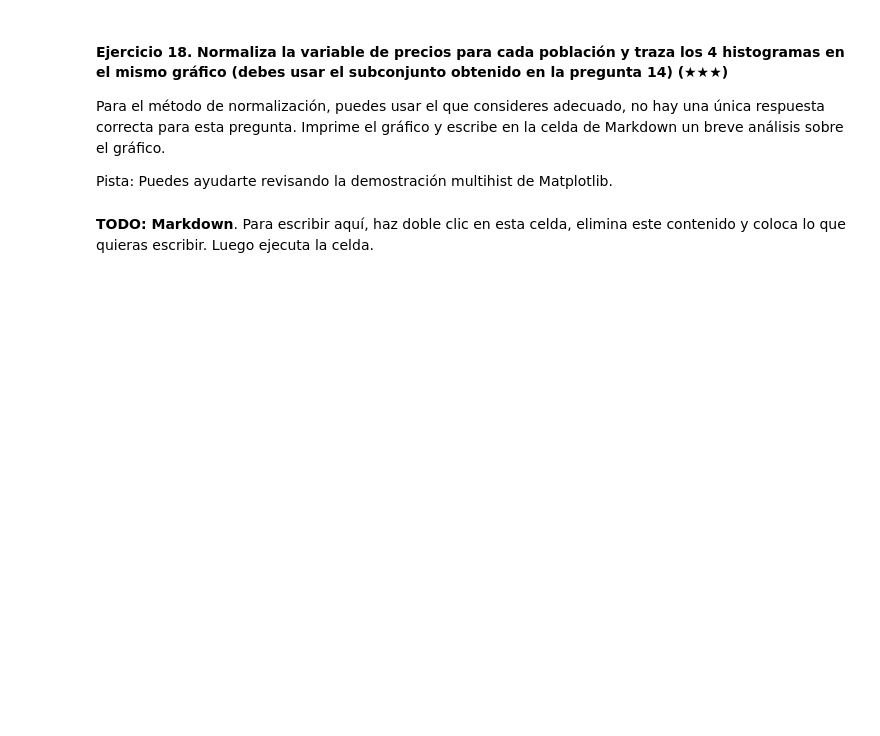
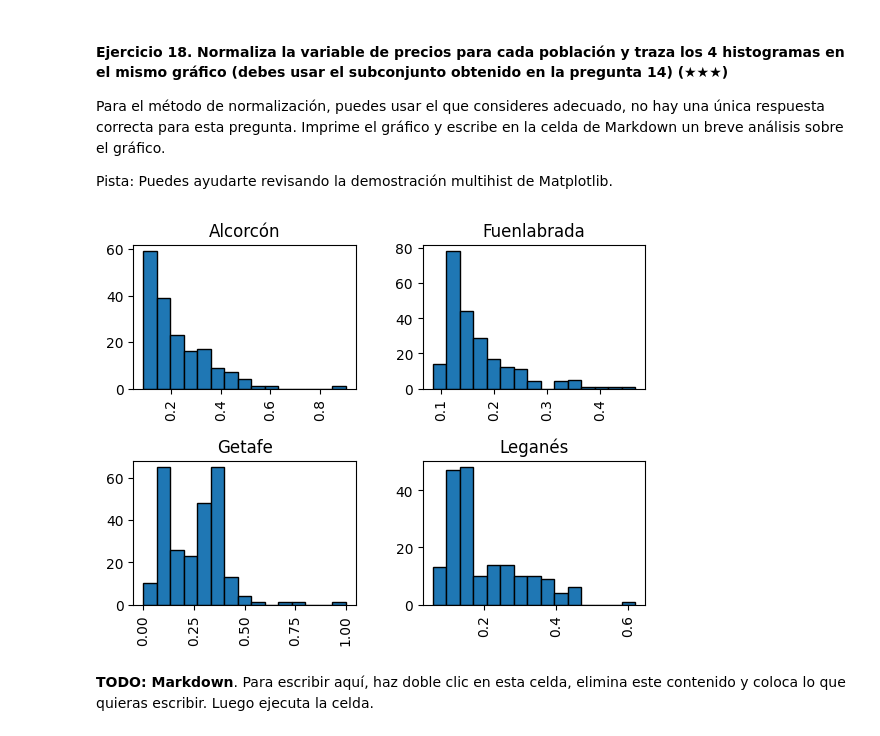
Before and after one commit to remelop03/realestate-datacleanup-exercise, a Jupyter notebook: project.es.ipynb, the cells around one changed output. Cells and saved outputs as stored; diff of their text form; code cells hidden in the pictures; blank space fills up the shorter version.

```diff
--- a/project.es.ipynb
+++ b/project.es.ipynb
@@ -530,5 +533,11 @@ Pista: Puedes ayudarte revisando la demostración multihist de Matplotlib.
 # %%
-# TODO
+from sklearn.preprocessing import MinMaxScaler
+
+scaler = MinMaxScaler()
+south_belt['normal_price'] = scaler.fit_transform(south_belt[['price']])
+south_belt.hist("normal_price", by="level5", bins=15, edgecolor = 'black');
+# %% [output]
+[figure, added]
 # %% [markdown]
 **TODO: Markdown**. Para escribir aquí, haz doble clic en esta celda, elimina este contenido y coloca lo que quieras escribir. Luego ejecuta la celda.
 # %% [markdown]
```
Also changed, not shown: parts of 2 cells of this notebook.
